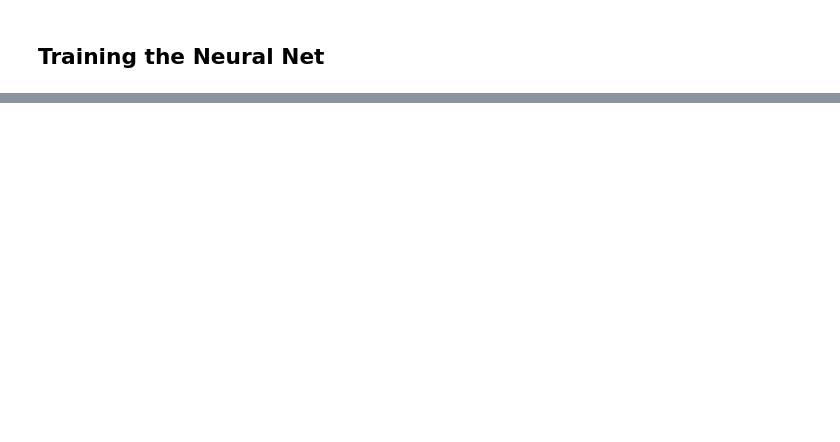
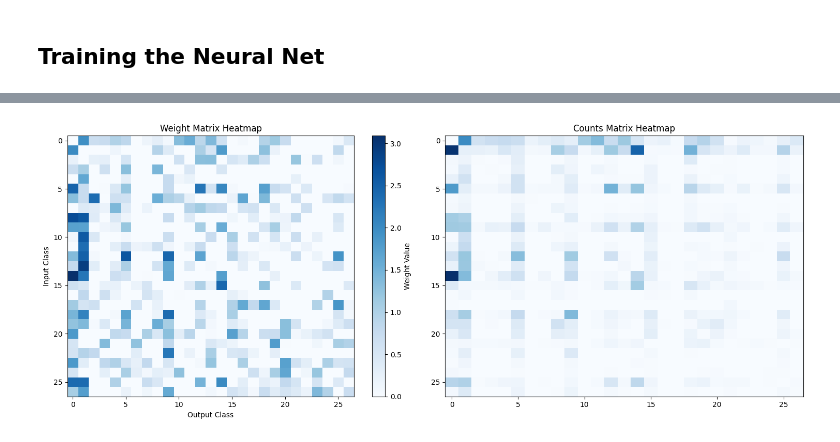
Before and after one commit to burakemretetik/makemore, a Jupyter notebook: makemore.ipynb, the cells around one changed output, grey strips where cells are left out. Drawn from its saved outputs; the diff is of its cells as text; code cells hidden in the pictures; blank space fills up the shorter version.

```diff
--- a/makemore.ipynb
+++ b/makemore.ipynb
@@ -335,0 +451,24 @@ tensor([0.0089, 0.2294, 0.0100, 0.0296, 0.0065, 0.0041, 0.0511, 0.0396, 0.0099,
+# %%
+# Convert W to a NumPy array for visualization
+W_np = W.detach().numpy()
+
+# Create a figure with two subplots
+plt.figure(figsize=(15, 6))
+
+# Plot W (weight matrix)
+plt.subplot(1, 2, 1)
+plt.imshow(W_np, cmap='Blues', vmin=0, vmax=W_np.max(), aspect='auto')
+plt.colorbar(label='Weight Value')
+plt.xlabel('Output Class')
+plt.ylabel('Input Class')
+plt.title('Weight Matrix Heatmap')
+
+# Plot N (counts matrix)
+plt.subplot(1, 2, 2)
+plt.imshow(N, cmap='Blues', aspect='auto')
+plt.title('Counts Matrix Heatmap')
+
+plt.tight_layout()
+plt.show()
+# %% [output]
+[figure, added]
```
Also changed, not shown: parts of 16 cells of this notebook.
